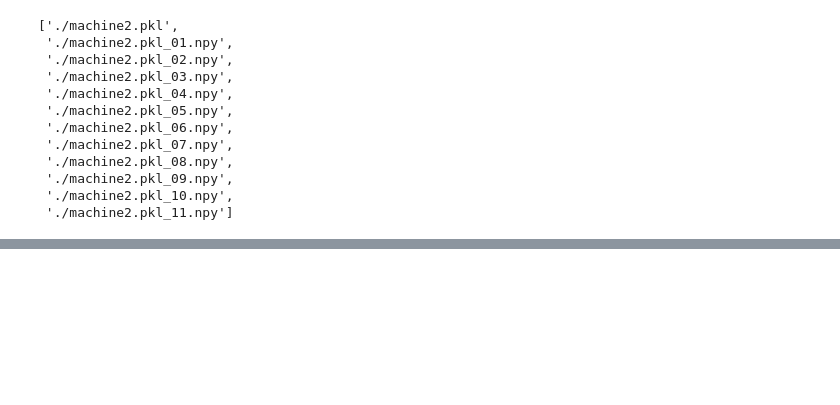
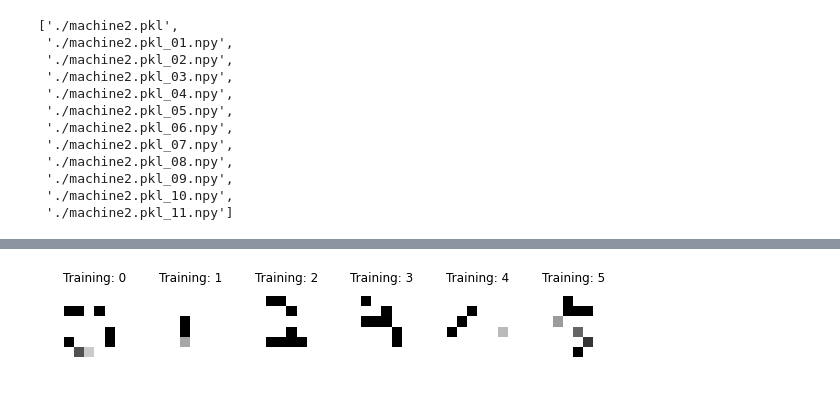
Before and after one commit to candyyunwen/number_recognizer, a Jupyter notebook: machines/number_recognizer/number_recognizer.ipynb, the cells around one changed output, grey strips where cells are left out. Saved outputs shown, nothing was run; the diff lists cells and outputs as text; code cells hidden in the pictures; blank space fills up the shorter version.

```diff
--- a/machines/number_recognizer/number_recognizer.ipynb
+++ b/machines/number_recognizer/number_recognizer.ipynb
@@ -358,0 +230,89 @@ ValueError: Wrong number of columns at line 2
+# %%
+images_and_labels = list(zip(t, target))
+
+plt.figure(figsize=(10,5))
+for index, (image, label) in enumerate(images_and_labels[:6]):
+    plt.subplot(2, 6, index + 1)
+    plt.axis('off')
+    plt.imshow(image, cmap=plt.cm.gray_r, interpolation='nearest')
+    plt.title('Training: %i' % label)
+
+# 資料攤平:1797 x 8 x 8 -> 1797 x 64
+# 這裏的-1代表自動計算，相當於 (n_samples, 64)
+n_samples = len(t) #讀出資料庫中有幾張照片
+data = train.reshape((n_samples, -1))
+
+# 產生SVC分類器
+#classifier = svm.SVC(gamma=0.001)
+
+from sklearn.svm import SVC
+from sklearn.cross_validation import StratifiedKFold
+from sklearn.feature_selection import RFECV
+from sklearn.cross_validation import cross_val_score
+from sklearn.cross_validation import train_test_split
+# 用前半部份的資料來訓練
+
+#x = data
+#y = target
+
+#X_train, X_test, y_train, y_test = train_test_split(x, y, train_size=0.5)
+
+X = data[:n_samples / 2]
+y = target[:n_samples / 2]
+classifier=svm.SVC(gamma=0.001)
+classifier.fit(X,y)
+
+
+'''x = data[:n_samples / 2]
+y = target[:n_samples / 2]
+
+svc = SVC(kernel="linear")
+classifier = RFECV(estimator=svc, step=1, cv=StratifiedKFold(y_train, 5),
+              scoring='accuracy')
+classifier.fit(X_train,y_train)
+print("Optimal number of features : %d" % classifier.n_features_)
+
+# Plot number of features VS. cross-validation scores
+plt.figure()
+plt.xlabel("Number of features selected")
+plt.ylabel("Cross validation score (nb of correct classifications)")
+plt.plot(range(1, len(classifier.grid_scores_) + 1), classifier.grid_scores_)
+plt.show()
+
+print("precision : %s\n" % max(classifier.grid_scores_))'''
+
+
+
+'''classifier=svm.SVC(gamma=0.00135)
+
+x = data[:n_samples / 2]
+y = target[:n_samples / 2]
+#x = data
+#y = target
+cl=np.mean(cross_val_score(classifier,x,y,cv=StratifiedKFold(y, 5)))
+print("precision : %s\n" % cl)
+
+classifier.fit(x,y)'''
+
+
+# Now predict the value of the digit on the second half:
+expected = target[n_samples / 2:]
+#expected = y_test
+#利用後半部份的資料來測試分類器，共 899筆資料
+predicted = classifier.predict(data[n_samples / 2:])
+#predicted = classifier.predict(X_test)
+
+print("Classification report for classifier %s:\n%s\n"
+      % (classifier, metrics.classification_report(expected, predicted)))
+print("Confusion matrix:\n%s" % metrics.confusion_matrix(expected, predicted))
+
+plt.figure(figsize=(10,5))
+images_and_predictions = list(zip(t[n_samples / 2:], predicted))
+for index, (image, prediction) in enumerate(images_and_predictions[:6]):
+    plt.subplot(2, 6, index + 7)
+    plt.axis('off')
+    plt.imshow(image, cmap=plt.cm.gray_r, interpolation='nearest')
+    plt.title('Prediction: %i' % prediction)
+
+plt.show()
+# %% [output]
@@ -358,0 +336 @@ ValueError: Wrong number of columns at line 2
+[figure, added]
```
Also changed, not shown: parts of 22 cells of this notebook, 6 other files.
